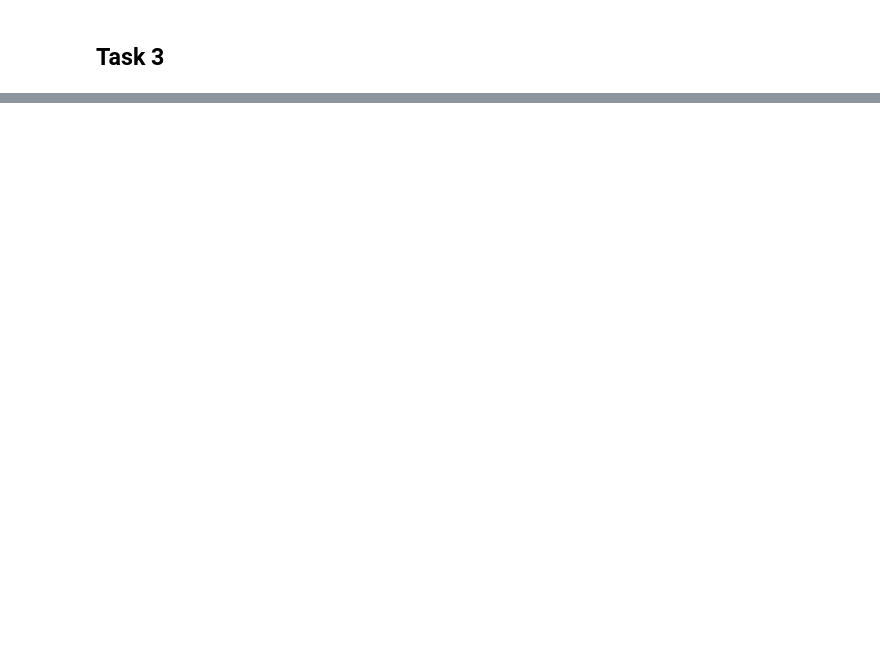
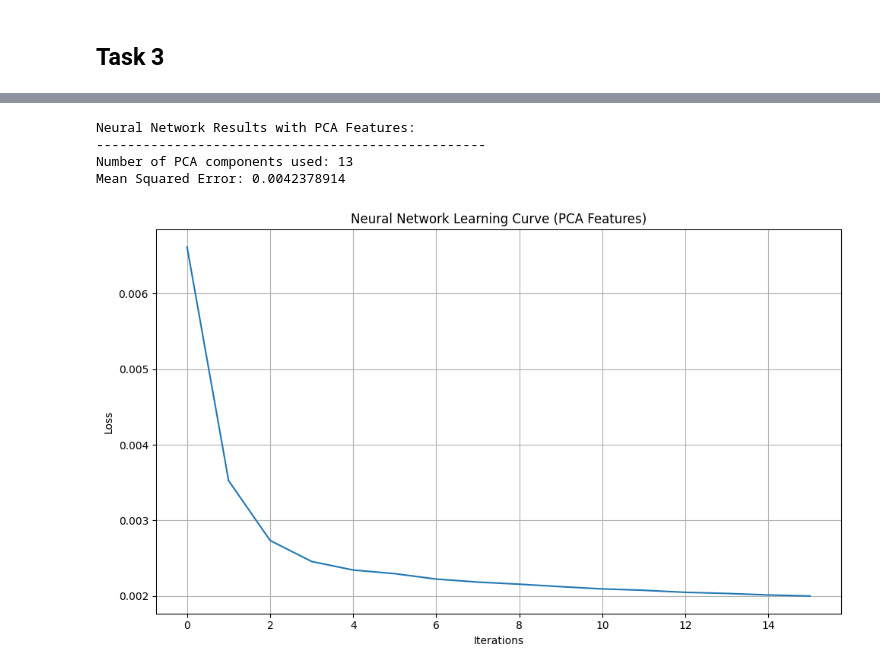
Before and after one commit to lensil/CCE3503-Assignment1, a Jupyter notebook: Assignment 1.ipynb, the cells around one changed output, grey strips where cells are left out. Cells and saved outputs as stored; diff of their text form; code cells hidden in the pictures; blank space fills up the shorter version.

Commit message:
task 4

```diff
--- a/Assignment 1.ipynb
+++ b/Assignment 1.ipynb
@@ -416,0 +625,49 @@ print(f"\nFinal MSE with SBS selected features: {mse_sbs:.10f}")
+# %%
+from sklearn.model_selection import train_test_split
+from sklearn.neural_network import MLPRegressor
+from sklearn.metrics import mean_squared_error
+import matplotlib.pyplot as plt
+
+# Split data using same ratio (80-20) and random state as Task 2
+X_train_pca, X_test_pca, y_train, y_test = train_test_split(
+    X_pca,
+    y,
+    test_size=0.2,
+    random_state=46
+)
+
+# Initialize MLPRegressor with same parameters as Task 2
+mlp_pca = MLPRegressor(
+    hidden_layer_sizes=(100,),
+    max_iter=1000,
+    random_state=46
+)
+
+# Train the model
+mlp_pca.fit(X_train_pca, y_train)
+
+# Make predictions on test set
+y_pred_pca = mlp_pca.predict(X_test_pca)
+
+# Calculate MSE
+mse_pca = mean_squared_error(y_test, y_pred_pca)
+print("\nNeural Network Results with PCA Features:")
+print("-" * 50)
+print(f"Number of PCA components used: {N_COMPONENTS}")
+print(f"Mean Squared Error: {mse_pca:.10f}")
+
+# Plot learning curve
+plt.figure(figsize=(10, 6))
+plt.plot(mlp_pca.loss_curve_)
+plt.title('Neural Network Learning Curve (PCA Features)')
+plt.xlabel('Iterations')
+plt.ylabel('Loss')
+plt.grid(True)
+plt.tight_layout()
+plt.show()
+# %% [output]
+Neural Network Results with PCA Features:
+--------------------------------------------------
+Number of PCA components used: 13
+Mean Squared Error: 0.0042378914
+[figure, added]
```
Also changed, not shown: parts of 11 cells of this notebook.
